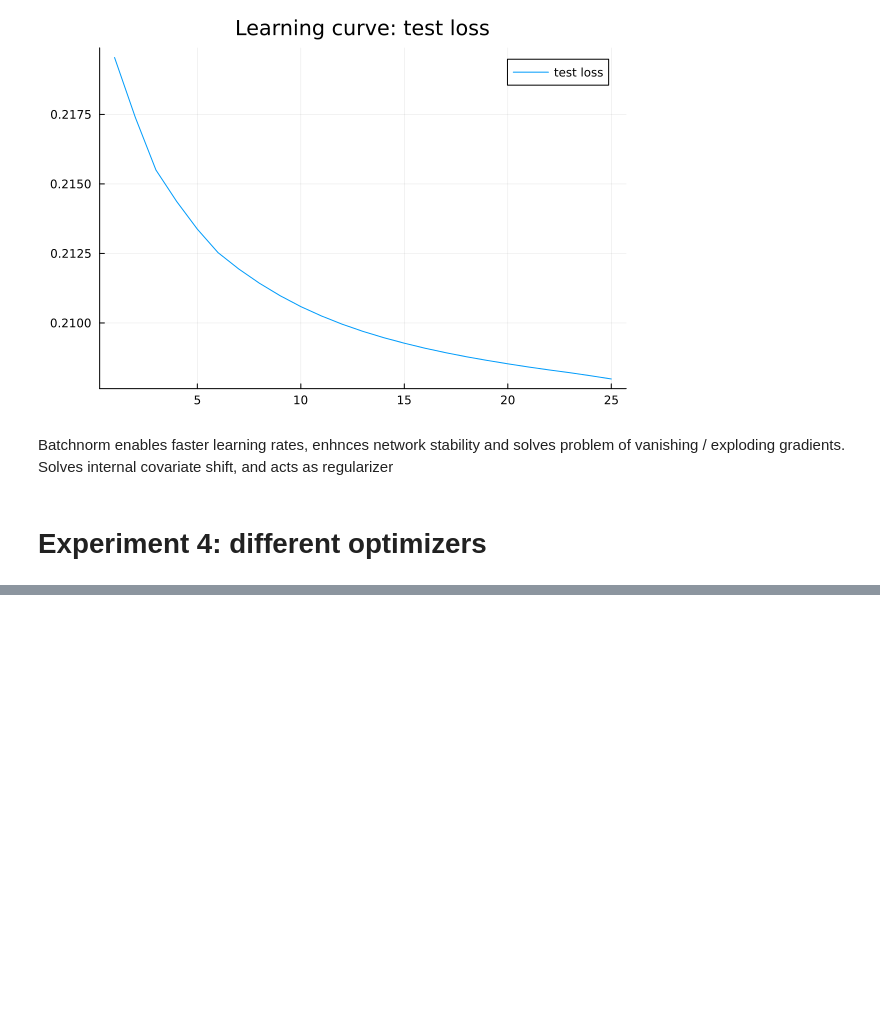
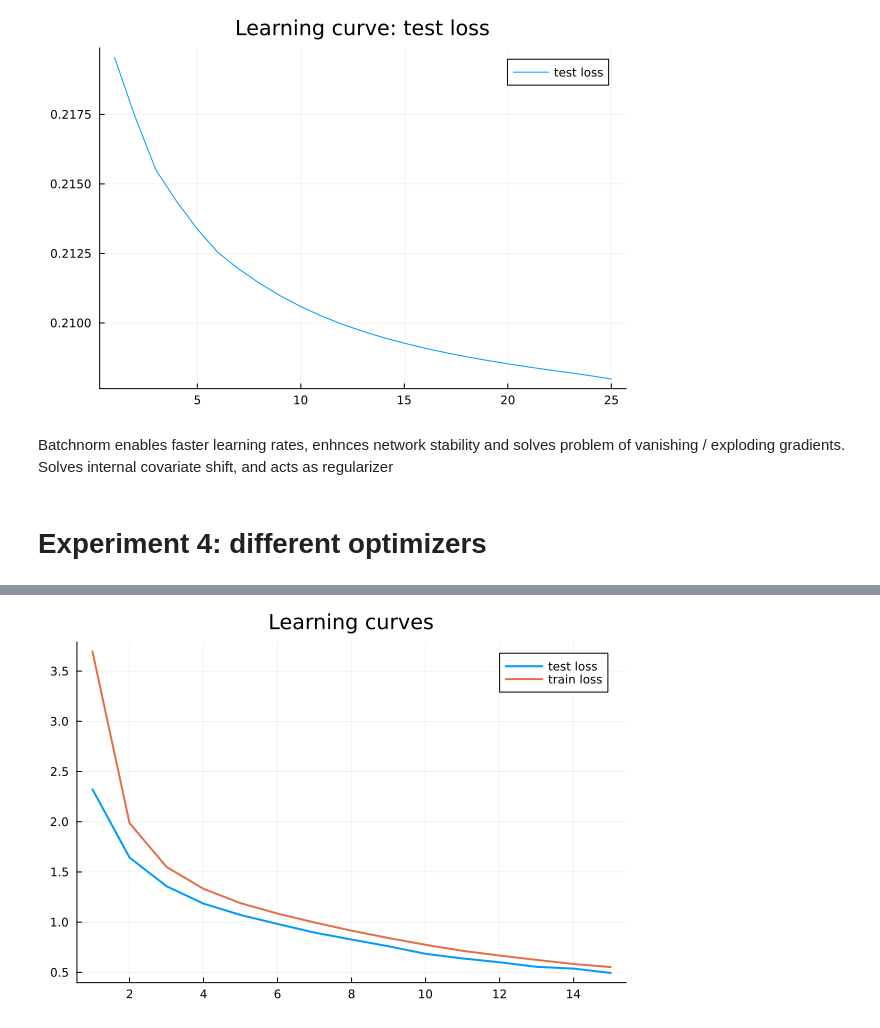
Before and after one commit to it1shka/Mlyn.jl, a Jupyter notebook: examples/experiments.ipynb, the cells around one changed output, grey strips where cells are left out. Drawn from its saved outputs; the diff is of its cells as text; code cells hidden in the pictures; blank space fills up the shorter version.

```diff
--- a/examples/experiments.ipynb
+++ b/examples/experiments.ipynb
@@ -361,0 +418,15 @@ Solves internal covariate shift, and acts as regularizer
+# %%
+model = create_model(classification, [
+    BlueprintLinear(784, 128, method_xavier_uniform),
+    BlueprintBatchNorm1D(n_features=128),
+    BlueprintActivation(method_sigmoid),
+
+    BlueprintLinear(128, 10, method_xavier_uniform),
+    BlueprintBatchNorm1D(n_features=10),
+    BlueprintActivation(method_sigmoid),
+])
+X_train, Y_train, X_test, Y_test = load_mnist_full()
+optimizer = OptimizerSGD(learning_rate=0.01)
+history = train!(model, optimizer, 15, X_train, Y_train, X_test, Y_test; batch_size=100, logging=true, log_period=5)
+history_plot(history)
+# %% [output]
@@ -361,0 +437 @@ Solves internal covariate shift, and acts as regularizer
+[figure, added]
```
Also changed, not shown: parts of 6 cells of this notebook, 3 other files.
